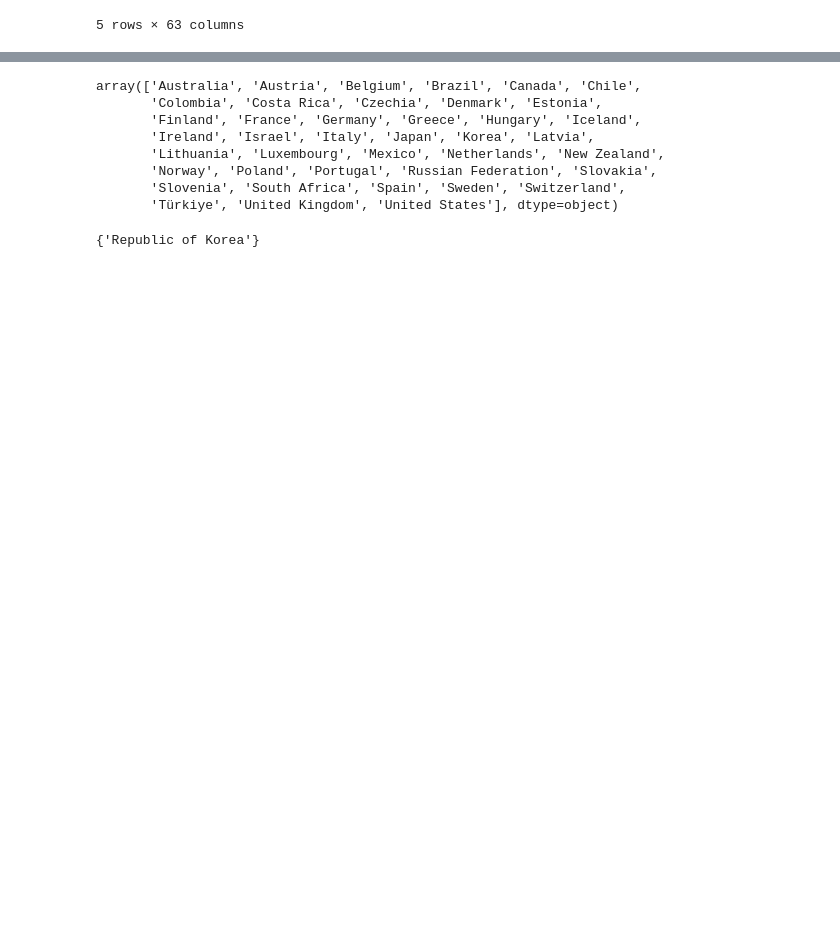
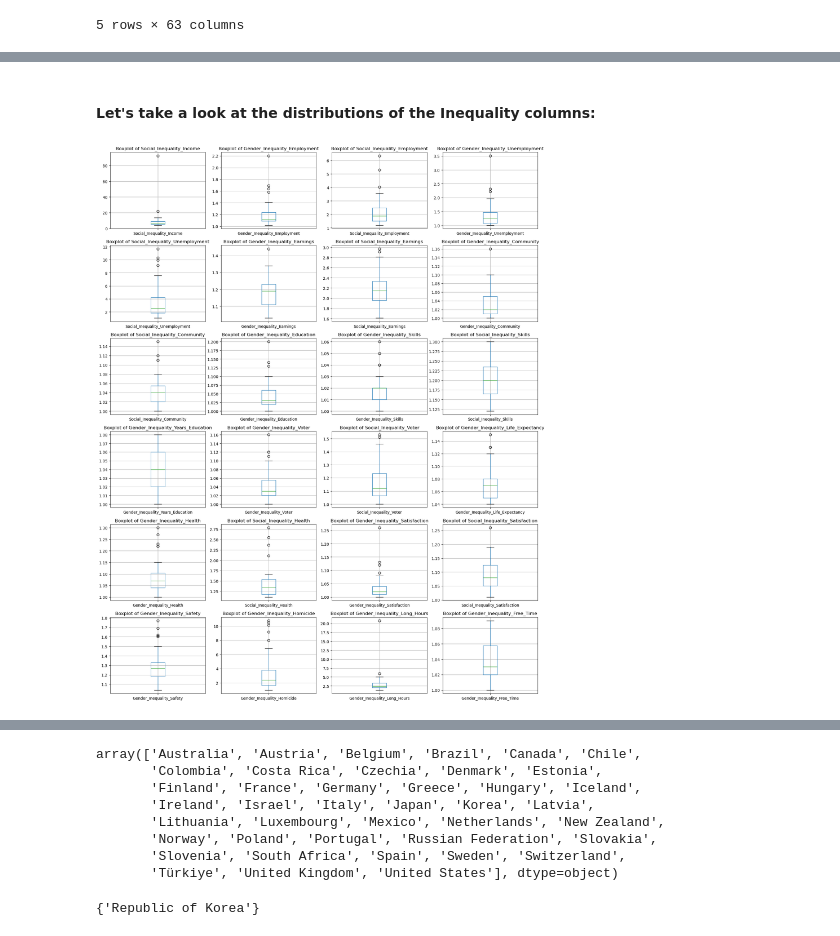
Before and after one commit to dkohalmi/CIP_FS25_202, a Jupyter notebook: notebooks/analyse_betterlife.ipynb, the cells around one changed output, grey strips where cells are left out. Saved outputs shown, nothing was run; the diff lists cells and outputs as text; code cells hidden in the pictures; blank space fills up the shorter version.

Commit message:
restucture and add comment to analyse_betterlife notebook

```diff
--- a/notebooks/analyse_betterlife.ipynb
+++ b/notebooks/analyse_betterlife.ipynb
@@ -58,0 +217,15 @@ memory usage: 200.1+ KB
+# %%
+# We take a look at the Inequality columns:
+# Print column names:
+#print(df_betterlife.columns)
+
+# Choose column names that contain "Inequality":
+inequality_columnnames= [col for col in df_betterlife.columns if "Inequality" in col]
+print("Inequality columns: ", inequality_columnnames)
+print(f"Number of Inequality columns: {len(inequality_columnnames)}")
+print()
+
+# Choose column names that do not contain "Inequality":
+non_inequality_columnnames= [col for col in df_betterlife.columns if not "Inequality" in col]
+print("Not Inequality columns: ", non_inequality_columnnames)
+print(f"Number of Non Inequality columns: {len(non_inequality_columnnames)}")
@@ -58,0 +238,24 @@ memory usage: 200.1+ KB
+# %% [markdown]
+ #### Let's take a look at the distributions of the Inequality columns:
+# %%
+# Let's check the distribution of the values in the
+
+# Create separate boxplots for each numerical column. There are 38 numerical columns, so if we put 4 plots in a row, we will have 10 rows:
+# Create subplots (4 columns, 6 rows)
+fig, axes = plt.subplots(nrows=6, ncols=4, figsize=(16, 20))
+
+# For easier iteration through the axes, we flatten axes out:
+axes = axes.flatten()
+
+
+# Loop through all the numeric columns and create a boxplot:
+for i, column in enumerate(inequality_columnnames):
+    df_betterlife[[column]].boxplot(ax=axes[i])
+    axes[i].set_title(f'Boxplot of {column}')
+
+
+# Show all plots together
+plt.tight_layout()
+plt.show()
+# %% [output]
+[figure, added]
```
Also changed, not shown: parts of 149 cells of this notebook.
